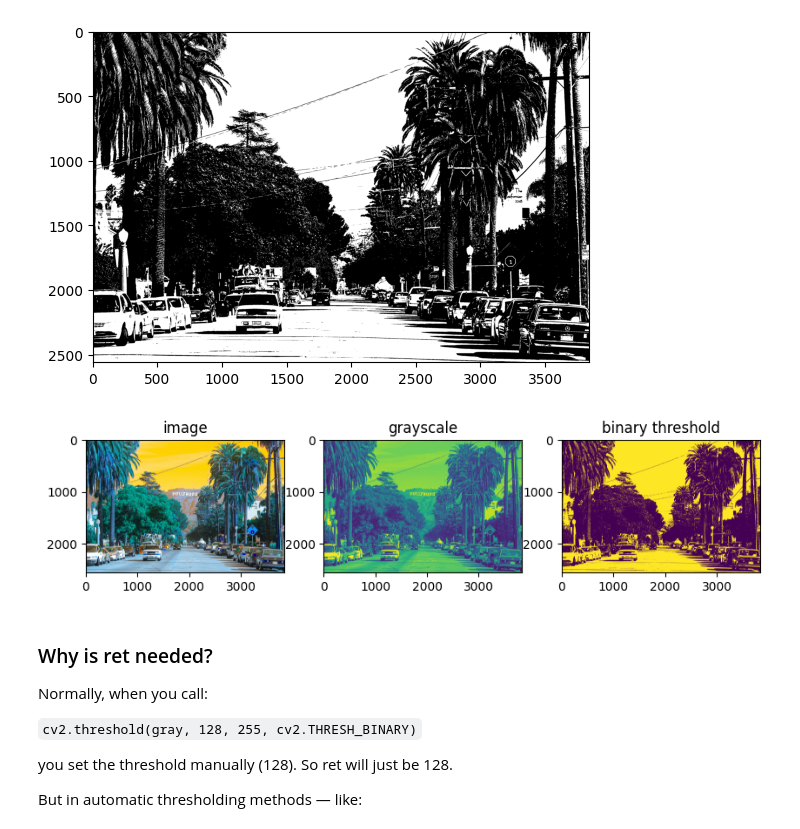
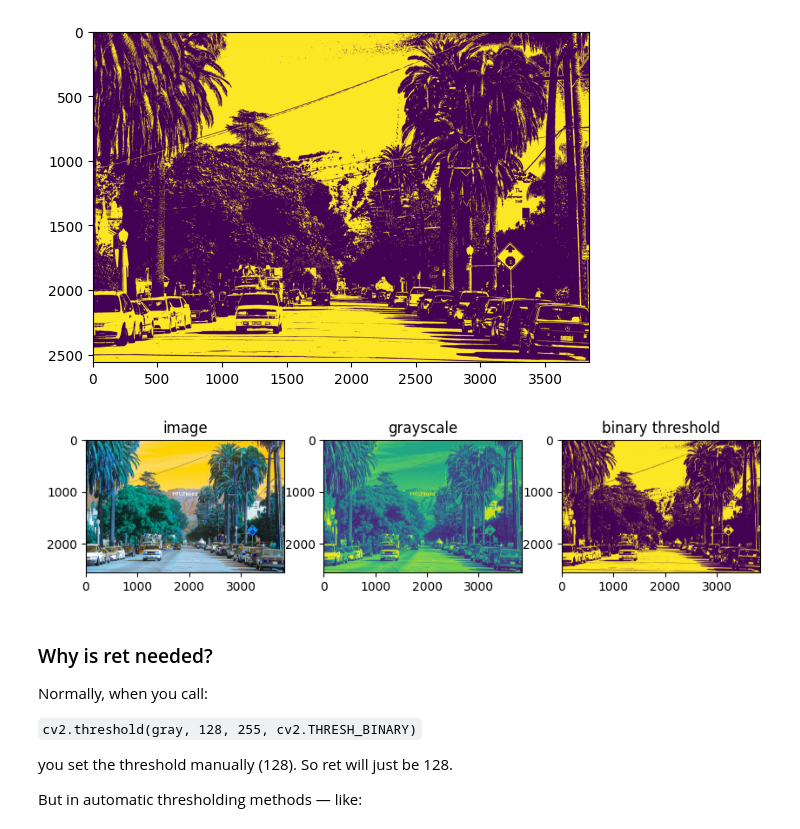
Before and after one commit to anurag2506/pytorch_implementations, a Jupyter notebook: opencv/filters/binary_threshold.ipynb, the cells around one changed output. Drawn from its saved outputs; the diff is of its cells as text; code cells hidden in the pictures.

```diff
--- a/opencv/filters/binary_threshold.ipynb
+++ b/opencv/filters/binary_threshold.ipynb
@@ -23,19 +25,19 @@ def plot3_img(im1, im2, im3, t1,t2,t3):
     plt.imshow(im3)
     plt.title(t3)
 # %%
-import cv2 as cv
-imag = './image.png'
+import cv2
+imag = '../image.png'
 img = cv2.imread(imag)
-gray = cv2.cvtColor(img, cv2.COLOR_RGB2GRAY)
-ret, binary = cv2.threshold(gray,128,maxval=255,type = cv2.THRESH_BINARY) # Returns the threshold used as well as the binary threshold image
-plt.imshow(binary,cmap ='gray') # cmap is gray
+gray = cv2.cvtColor(img, cv2.COLOR_BGR2GRAY)
+ret, binary = cv2.threshold(gray,150,maxval=255,type = cv2.THRESH_BINARY) # Returns the threshold used as well as the binary threshold image
+plt.imshow(binary) # cmap is gray
 plt.show()
 # %% [output]
-[figure, old version]
+[figure, new version]
 # %%
 plot3_img(img, gray,binary, "image","grayscale","binary threshold")
 # %% [output]
-[figure, old version]
+[figure, new version]
 # %% [markdown]
 ### Why is ret needed?
 
```
Also changed, not shown: parts of 6 cells of this notebook, 5 other files.
